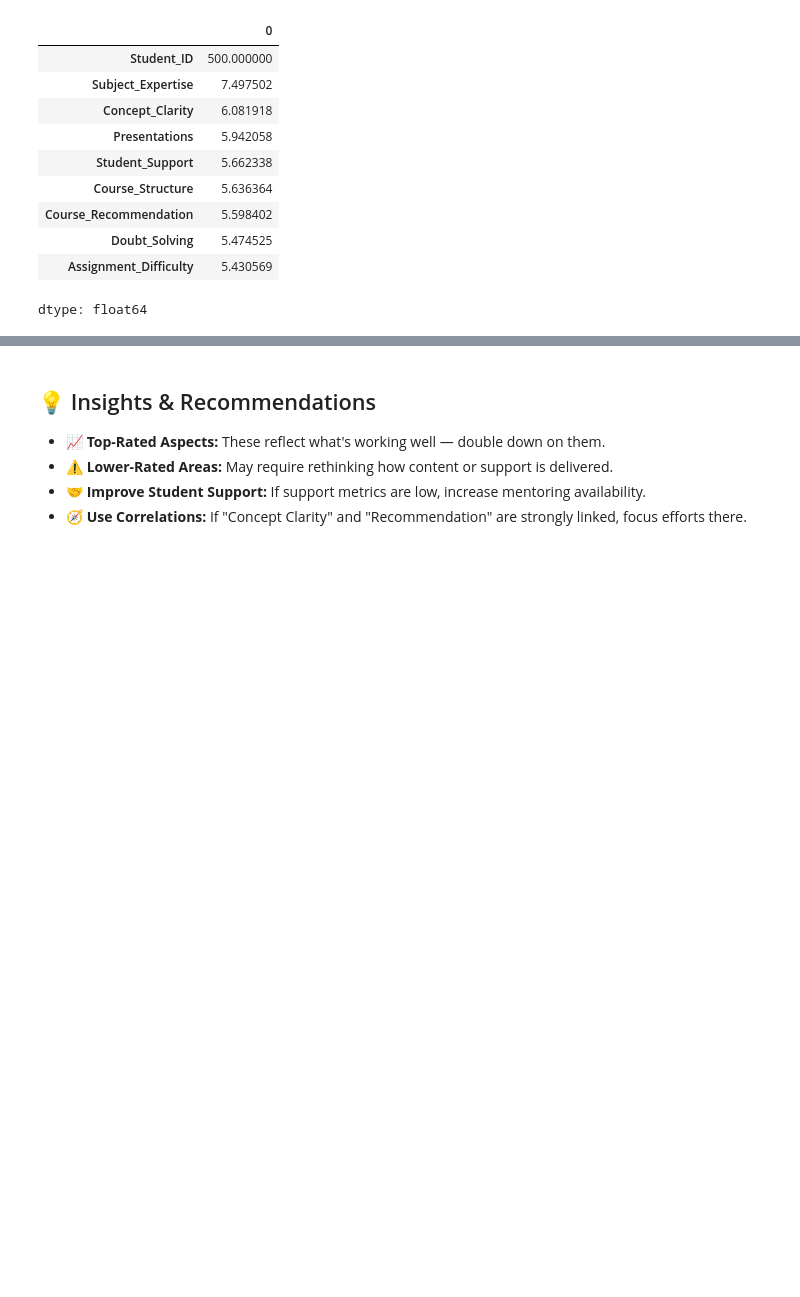
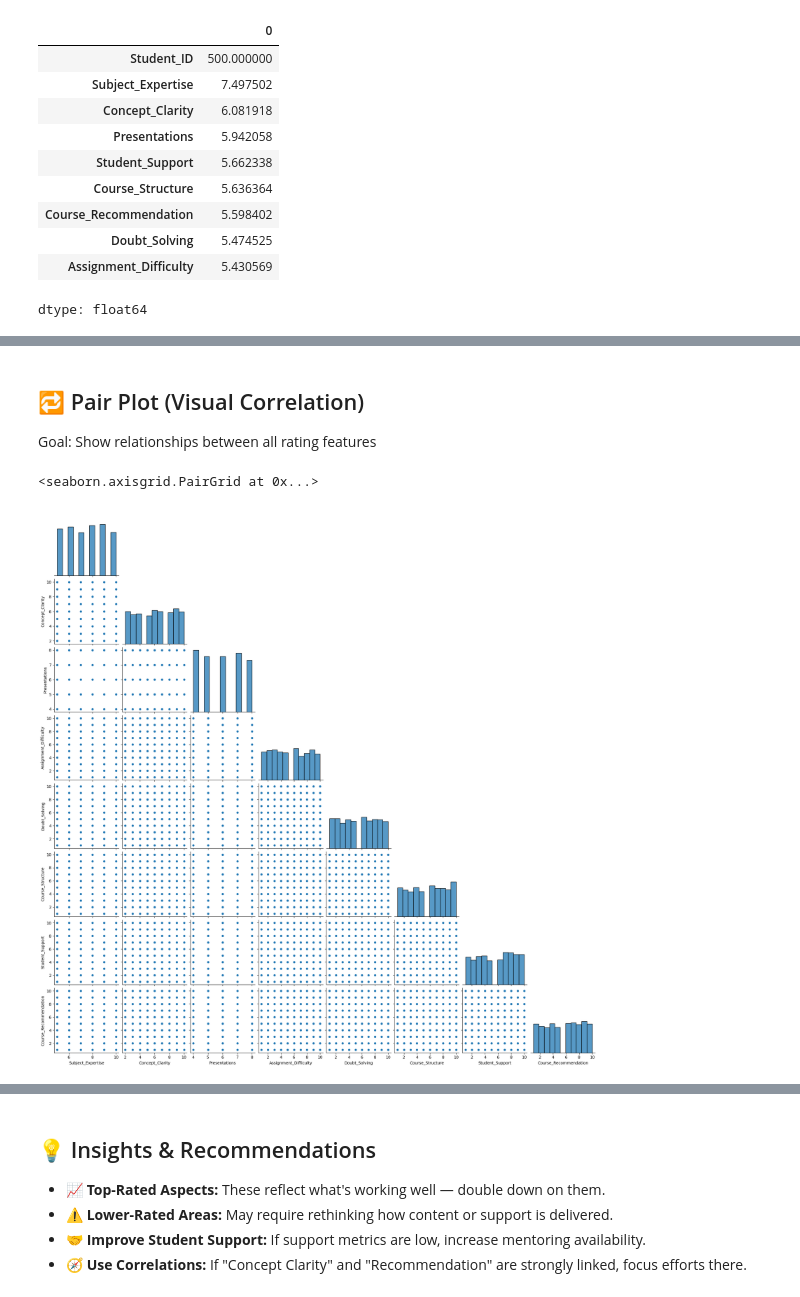
Before and after one commit to yasser0311/FUTURE_DS_03, a Jupyter notebook: Student_Feedback_Analysis.ipynb, the cells around one changed output, grey strips where cells are left out. Saved outputs shown, nothing was run; the diff lists cells and outputs as text; code cells hidden in the pictures; blank space fills up the shorter version.

```diff
--- a/Student_Feedback_Analysis.ipynb
+++ b/Student_Feedback_Analysis.ipynb
@@ -87,0 +141,8 @@ dtype: float64
+# %% [markdown]
+## 🔁 Pair Plot (Visual Correlation)
+Goal: Show relationships between all rating features
+# %%
+sns.pairplot(df.iloc[:, 1:], corner=True)
+# %% [output]
+<seaborn.axisgrid.PairGrid at 0x...>
+[figure, added]
```
Also changed, not shown: parts of 8 cells of this notebook.
